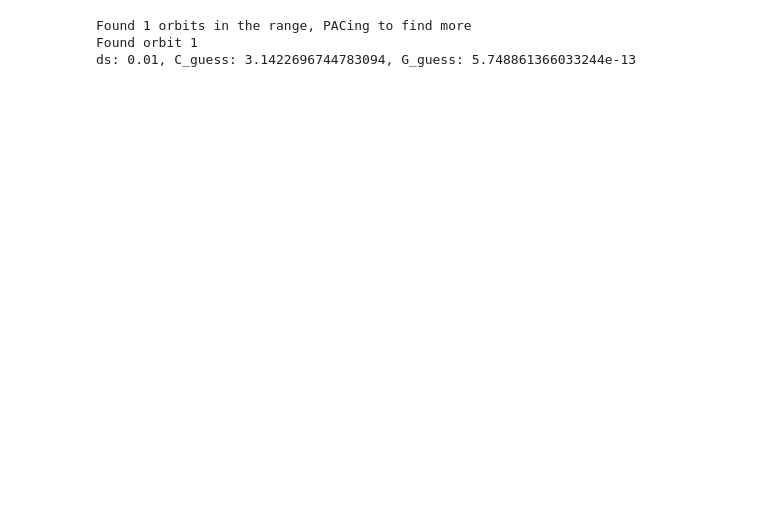
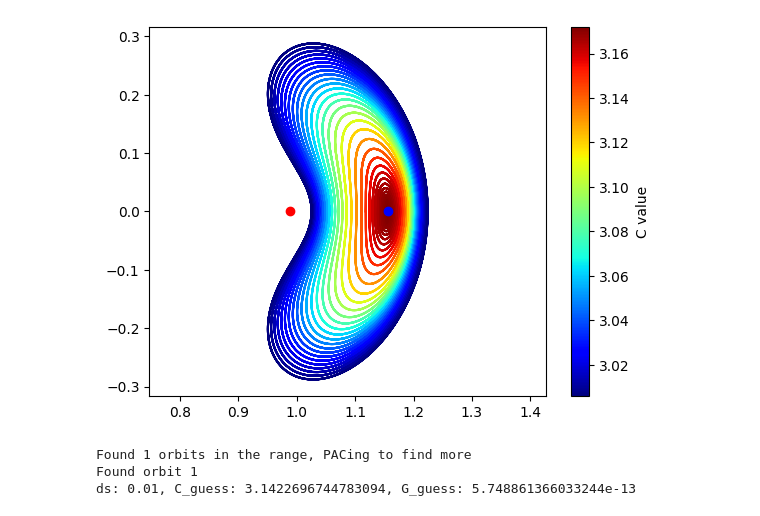
Before and after one commit to Meoli96/Trajectory, a Jupyter notebook: Ex1/main1.ipynb, the cells around one changed output. Cells and saved outputs as stored; diff of their text form; code cells hidden in the pictures; blank space fills up the shorter version.

```diff
--- a/Ex1/main1.ipynb
+++ b/Ex1/main1.ipynb
@@ -27 +27,5 @@ fL2.find_family(alpha0, 40)
+# %%
+fL2.plot_family()
+# %% [output]
+[figure, added]
 # %%
```
Also changed, not shown: parts of 9 cells of this notebook, 12 other files.
